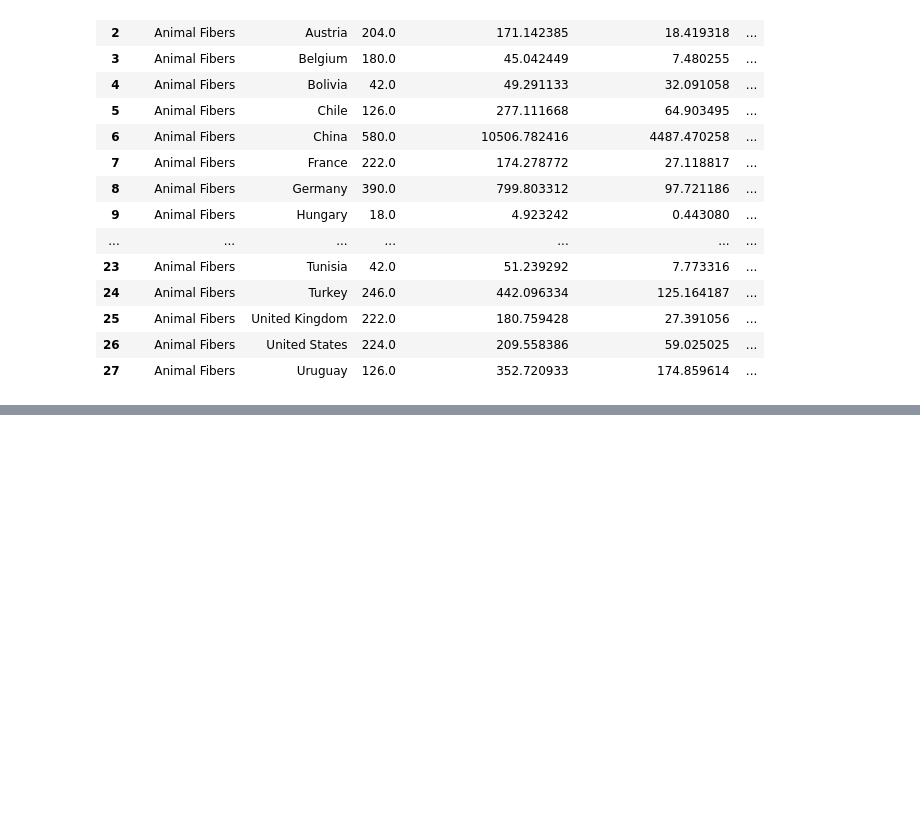
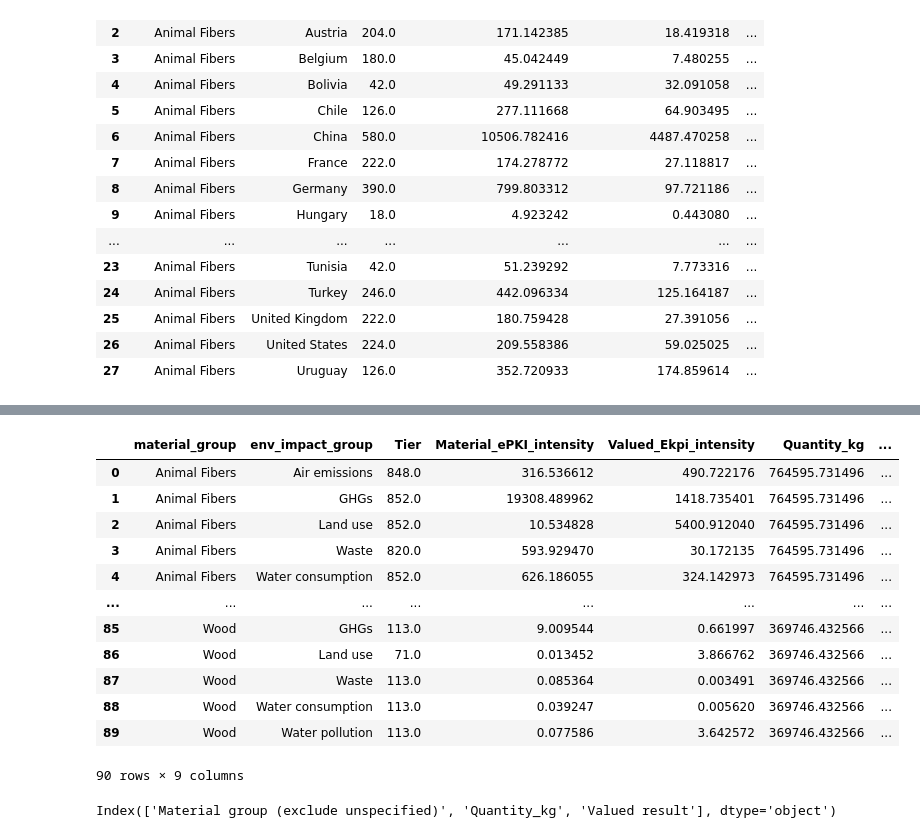
Before and after one commit to oulianov/kering-challenge, a Jupyter notebook: research.ipynb, the cells around one changed output, grey strips where cells are left out. Drawn from its saved outputs; the diff is of its cells as text; code cells hidden in the pictures; blank space fills up the shorter version.

Commit message:
Adds detailed environmental impact

```diff
--- a/research.ipynb
+++ b/research.ipynb
@@ -93,0 +91,28 @@ AttributeError: 'StringMethods' object has no attribute 'append'
+# %%
+df_material_ekpi_agg = df_country_ekpi.groupby(["Material Group", "Environmentalimpactgroup"]).sum().reset_index()
+df_material_ekpi_agg.rename({"Material Group": "material_group", "Environmentalimpactgroup": "env_impact_group"}, axis=1, inplace=True)
+df_material_ekpi_agg = df_material_ekpi_agg.merge(df_ekpi_perkg)
+df_material_ekpi_agg["env_impact_per_kg"] = df_material_ekpi_agg["Material_ePKI_intensity"] / df_material_ekpi_agg["Quantity_kg"]
+df_material_ekpi_agg
+# %% [output]
+|  | material_group | env_impact_group | Tier | Material_ePKI_intensity | Valued_Ekpi_intensity | Quantity_kg | ... |
+| 0 | Animal Fibers | Air emissions | 848.0 | 316.536612 | 490.722176 | 764595.731496 | ... |
+| 1 | Animal Fibers | GHGs | 852.0 | 19308.489962 | 1418.735401 | 764595.731496 | ... |
+| 2 | Animal Fibers | Land use | 852.0 | 10.534828 | 5400.912040 | 764595.731496 | ... |
+| 3 | Animal Fibers | Waste | 820.0 | 593.929470 | 30.172135 | 764595.731496 | ... |
+| 4 | Animal Fibers | Water consumption | 852.0 | 626.186055 | 324.142973 | 764595.731496 | ... |
+| ... | ... | ... | ... | ... | ... | ... | ... |
+| 85 | Wood | GHGs | 113.0 | 9.009544 | 0.661997 | 369746.432566 | ... |
+| 86 | Wood | Land use | 71.0 | 0.013452 | 3.866762 | 369746.432566 | ... |
+| 87 | Wood | Waste | 113.0 | 0.085364 | 0.003491 | 369746.432566 | ... |
+| 88 | Wood | Water consumption | 113.0 | 0.039247 | 0.005620 | 369746.432566 | ... |
+| 89 | Wood | Water pollution | 113.0 | 0.077586 | 3.642572 | 369746.432566 | ... |
+90 rows × 9 columns
+# %%
+df_ekpi_perkg = pd.read_csv("data/material-quantity-in-2019-and-2020.csv", sep=";")
+print(df_ekpi_perkg.columns)
+df_ekpi_perkg.rename(
+    {"Material group (exclude unspecified)": "material_group"}, axis=1, inplace=True
+)
+# %% [output]
+Index(['Material group (exclude unspecified)', 'Quantity_kg', 'Valued result'], dtype='object')
```
Also changed, not shown: parts of 4 cells of this notebook, 3 other files.
